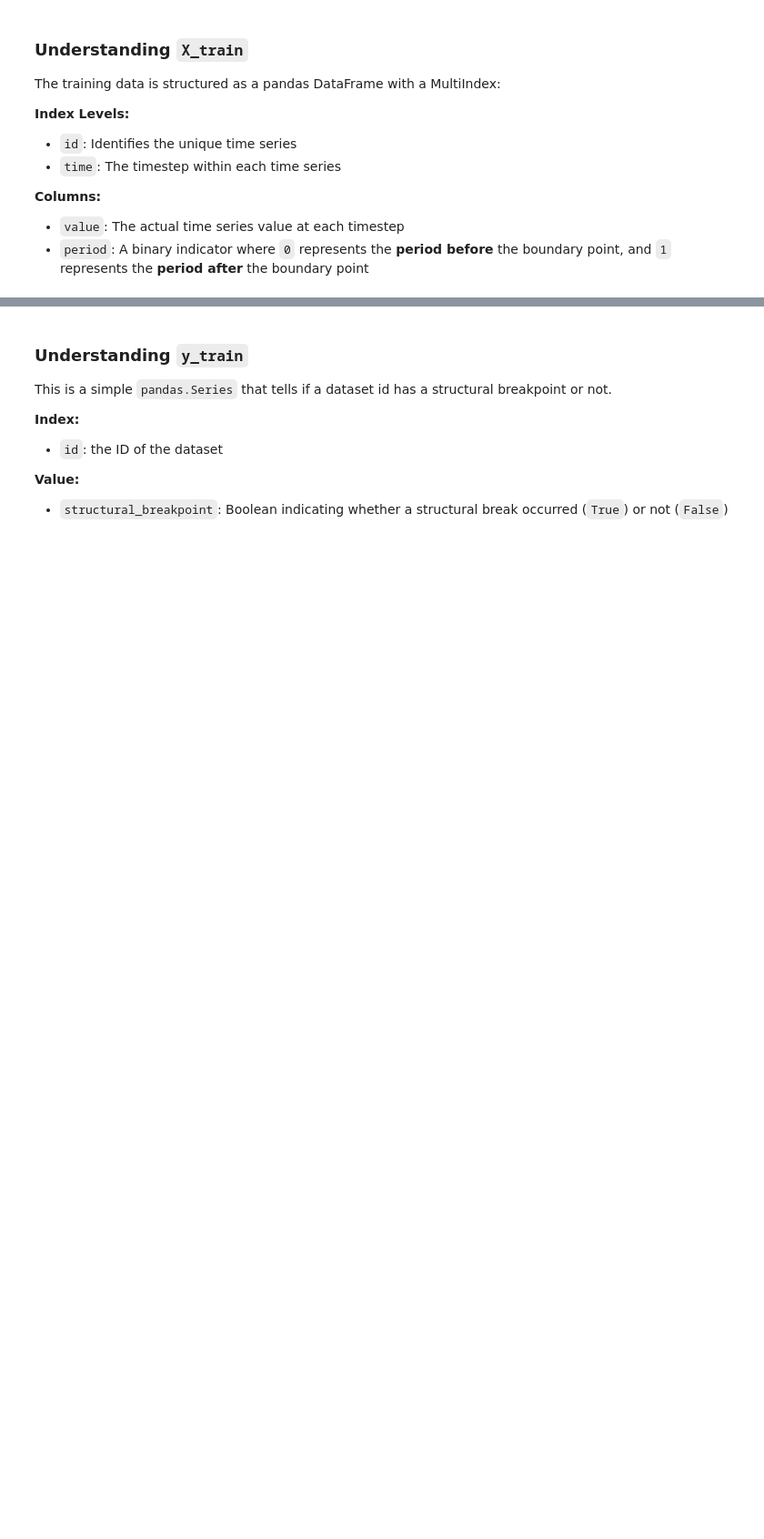
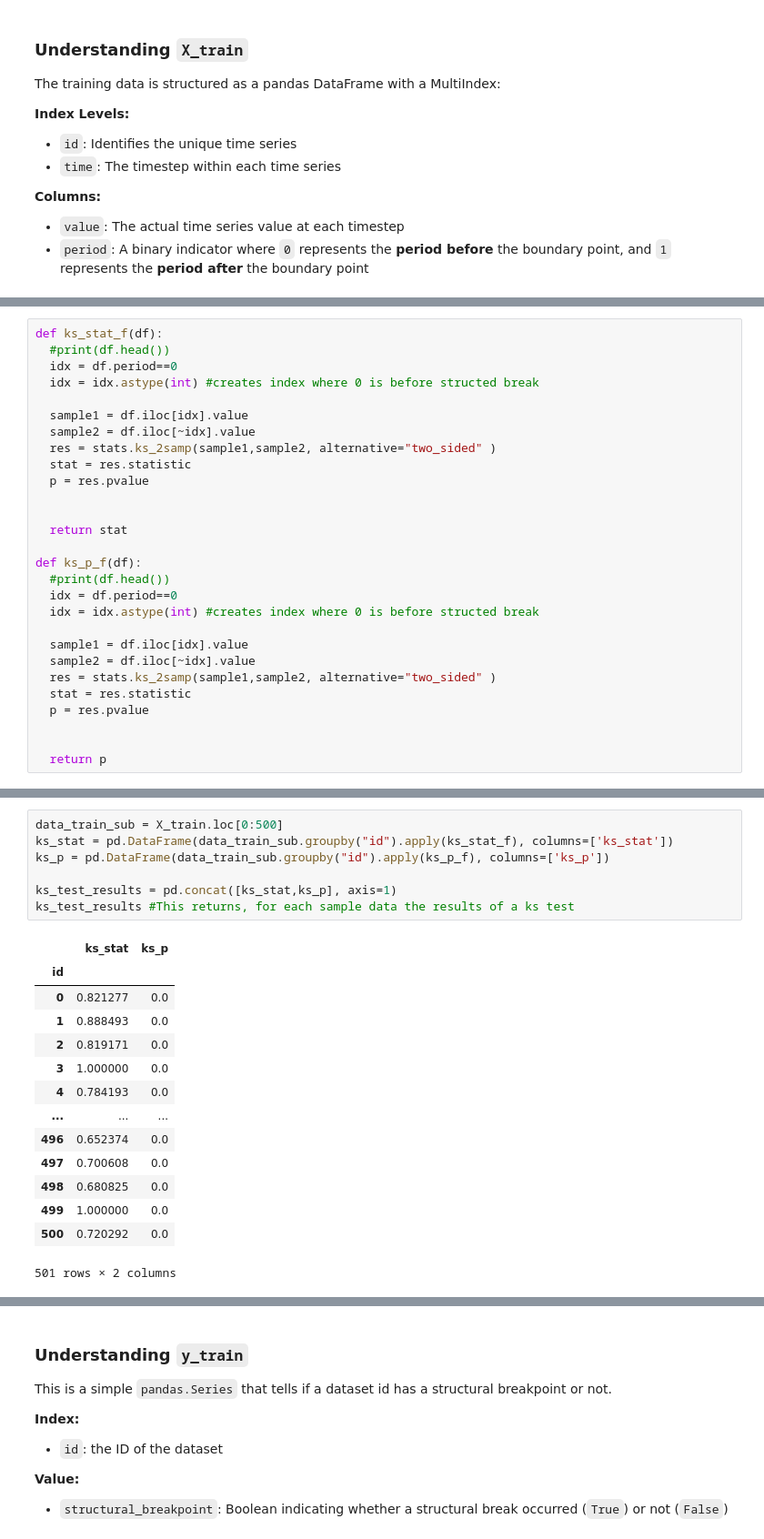
Before and after one commit to Zpazza/structured-data, a Jupyter notebook: competitions/structural-break/quickstarters/baseline/baseline.ipynb, the cells around one changed output, grey strips where cells are left out. Shown at 91% size. Drawn from its saved outputs; the diff is of its cells as text; blank space fills up the shorter version.

```diff
--- a/competitions/structural-break/quickstarters/baseline/baseline.ipynb
+++ b/competitions/structural-break/quickstarters/baseline/baseline.ipynb
@@ -120,0 +177,28 @@ X_train
+# %%
+def ks_stat_f(df):
+  #print(df.head())
+  idx = df.period==0
+  idx = idx.astype(int) #creates index where 0 is before structed break
+
+  sample1 = df.iloc[idx].value
+  sample2 = df.iloc[~idx].value
+  res = stats.ks_2samp(sample1,sample2, alternative="two_sided" )
+  stat = res.statistic
+  p = res.pvalue
+
+
+  return stat
+
+def ks_p_f(df):
+  #print(df.head())
+  idx = df.period==0
+  idx = idx.astype(int) #creates index where 0 is before structed break
+
+  sample1 = df.iloc[idx].value
+  sample2 = df.iloc[~idx].value
+  res = stats.ks_2samp(sample1,sample2, alternative="two_sided" )
+  stat = res.statistic
+  p = res.pvalue
+
+
+  return p
@@ -120,0 +232,22 @@ X_train
+# %%
+data_train_sub = X_train.loc[0:500]
+ks_stat = pd.DataFrame(data_train_sub.groupby("id").apply(ks_stat_f), columns=['ks_stat'])
+ks_p = pd.DataFrame(data_train_sub.groupby("id").apply(ks_p_f), columns=['ks_p'])
+
+ks_test_results = pd.concat([ks_stat,ks_p], axis=1)
+ks_test_results #This returns, for each sample data the results of a ks test
+# %% [output]
+|  | ks_stat | ks_p |
+| id |  |  |
+| 0 | 0.821277 | 0.0 |
+| 1 | 0.888493 | 0.0 |
+| 2 | 0.819171 | 0.0 |
+| 3 | 1.000000 | 0.0 |
+| 4 | 0.784193 | 0.0 |
+| ... | ... | ... |
+| 496 | 0.652374 | 0.0 |
+| 497 | 0.700608 | 0.0 |
+| 498 | 0.680825 | 0.0 |
+| 499 | 1.000000 | 0.0 |
+| 500 | 0.720292 | 0.0 |
+501 rows × 2 columns
```
Also changed, not shown: parts of 22 cells of this notebook.
